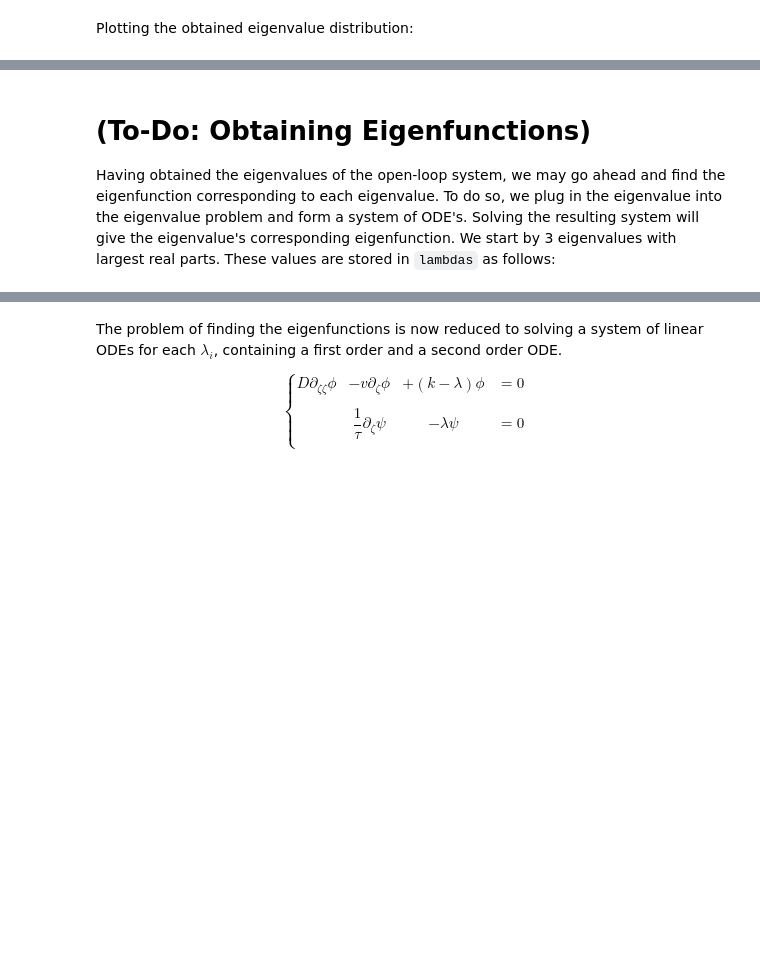
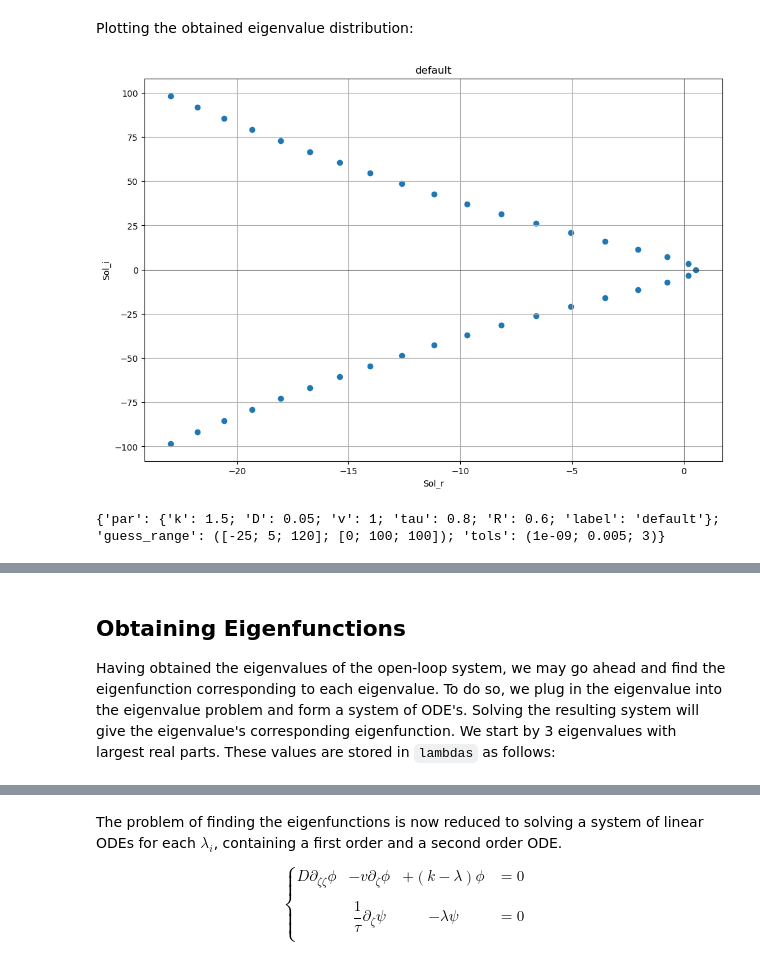
Before and after one commit to behradmoadeli/pfr_isothermal_recycle_delay_optimal, a Jupyter notebook: reports/BehradPaper.ipynb, the cells around one changed output, grey strips where cells are left out. Drawn from its saved outputs; the diff is of its cells as text; code cells hidden in the pictures; blank space fills up the shorter version.

```diff
--- a/reports/BehradPaper.ipynb
+++ b/reports/BehradPaper.ipynb
@@ -280,6 +286,9 @@ Plotting the obtained eigenvalue distribution:
 # %%
 df, label, metadata = plot_single_df(
         'CSV/default.csv', filter=True,
         real_lower_bound=-25, real_upper_bound=10, imag_lower_bound=-100, imag_upper_bound=100
 )
-display(df)
+display(df.head(10))
+# %% [output]
+[figure, added]
+{'par': {'k': 1.5; 'D': 0.05; 'v': 1; 'tau': 0.8; 'R': 0.6; 'label': 'default'}; 'guess_range': ([-25; 5; 120]; [0; 100; 100]); 'tols': (1e-09; 0.005; 3)}
@@ -286,5 +306,5 @@ display(df)
 # %% [markdown]
-# (To-Do: Obtaining Eigenfunctions)
+## Obtaining Eigenfunctions
 
 Having obtained the eigenvalues of the open-loop system, we may go ahead and find the eigenfunction corresponding to each eigenvalue. To do so, we plug in the eigenvalue into the eigenvalue problem and form a system of ODE's. Solving the resulting system will give the eigenvalue's corresponding eigenfunction. We start by 3 eigenvalues with largest real parts. These values are stored in `lambdas` as follows:
 # %%
```
Also changed, not shown: parts of 15 cells of this notebook, 2 other files.
